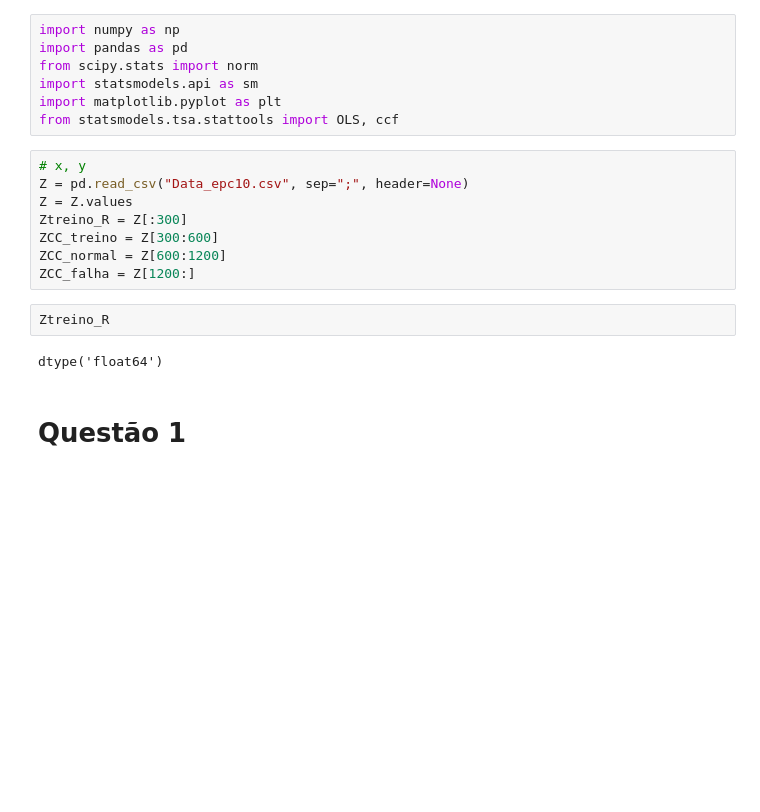
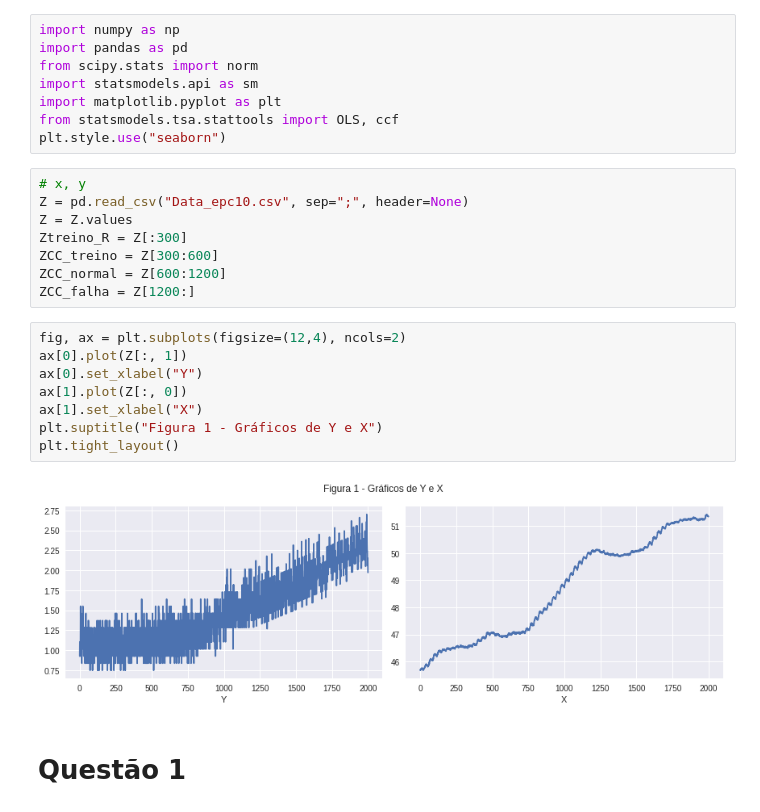
Before and after one commit to ifribeiro/TEI-EstApl, a Jupyter notebook: EPC10.ipynb, the cells around one changed output. Saved outputs shown, nothing was run; the diff lists cells and outputs as text; blank space fills up the shorter version.

```diff
--- a/EPC10.ipynb
+++ b/EPC10.ipynb
@@ -13,6 +13,7 @@ from scipy.stats import norm
 import statsmodels.api as sm
 import matplotlib.pyplot as plt
 from statsmodels.tsa.stattools import OLS, ccf
+plt.style.use("seaborn")
 # %%
 # x, y
 Z = pd.read_csv("Data_epc10.csv", sep=";", header=None)
@@ -21,10 +22,16 @@ Ztreino_R = Z[:300]
 ZCC_treino = Z[300:600]
 ZCC_normal = Z[600:1200]
 ZCC_falha = Z[1200:]
-# %%
-Ztreino_R
-# %% [output]
-dtype('float64')
+# %%
+fig, ax = plt.subplots(figsize=(12,4), ncols=2)
+ax[0].plot(Z[:, 1])
+ax[0].set_xlabel("Y")
+ax[1].plot(Z[:, 0])
+ax[1].set_xlabel("X")
+plt.suptitle("Figura 1 - Gráficos de Y e X")
+plt.tight_layout()
+# %% [output]
+[figure, added]
 # %% [markdown]
 # Questão 1
 # %%
```
Also changed, not shown: parts of 30 cells of this notebook.
